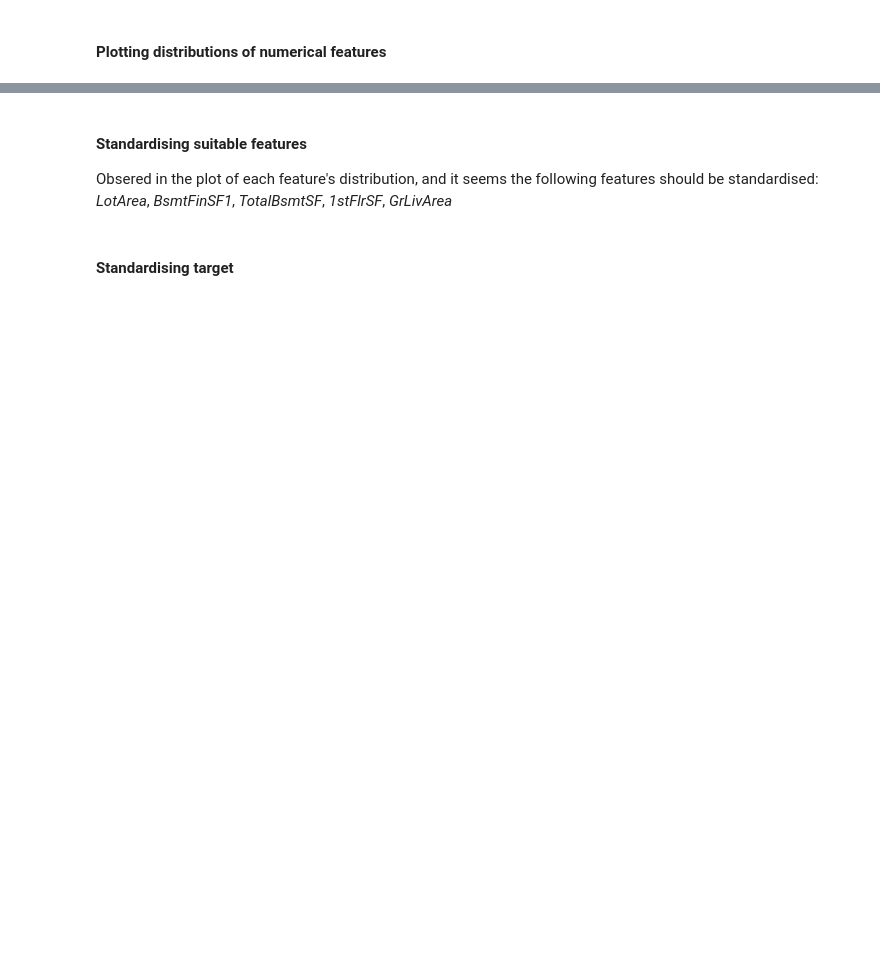
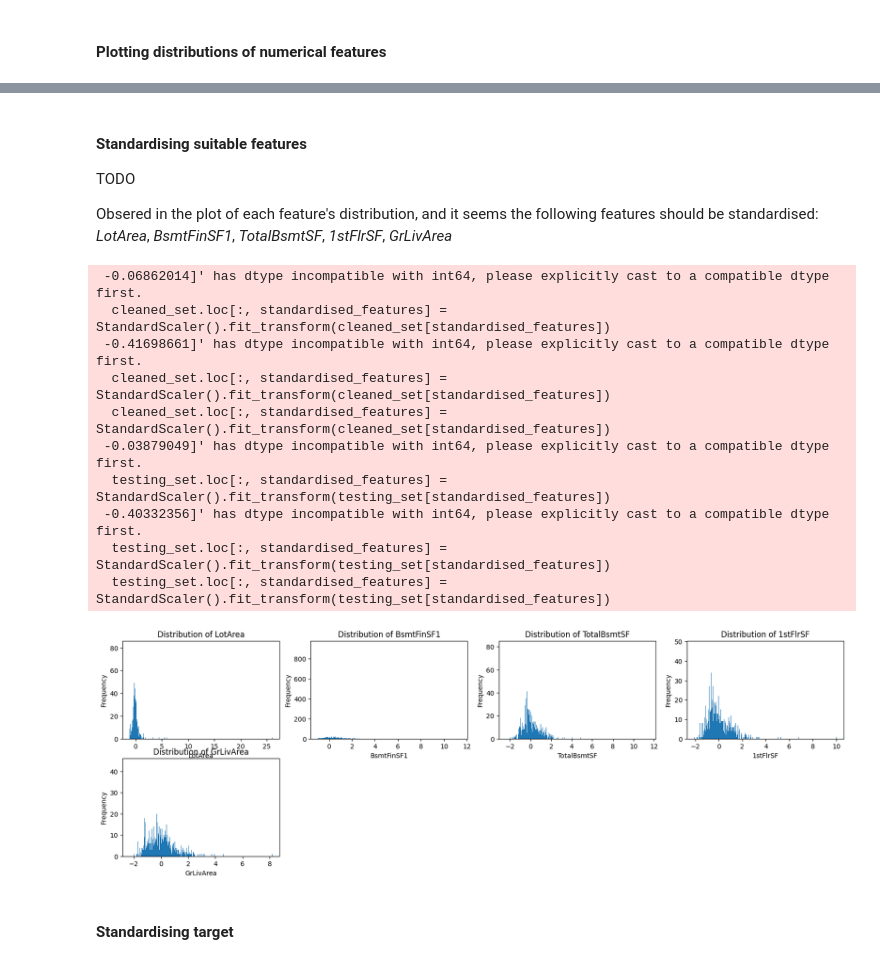
Before and after one commit to petermok-1213/house-price-regression, a Jupyter notebook: ipynb/random_forest_regression.ipynb, the cells around one changed output, grey strips where cells are left out. Drawn from its saved outputs; the diff is of its cells as text; code cells hidden in the pictures; blank space fills up the shorter version.

```diff
--- a/ipynb/random_forest_regression.ipynb
+++ b/ipynb/random_forest_regression.ipynb
@@ -225,15 +474,30 @@ plot_dfs(num_features)
 # %% [markdown]
 #### Standardising suitable features
 
+TODO
+
 Obsered in the plot of each feature's distribution, and it seems the following features should be standardised:
 *LotArea*, *BsmtFinSF1*, *TotalBsmtSF*, *1stFlrSF*, *GrLivArea*
 # %%
 standardised_features = ['LotArea', 'BsmtFinSF1', 'TotalBsmtSF', '1stFlrSF', 'GrLivArea']
 
+# seperate train and test here
+
 cleaned_set.loc[:, standardised_features] = StandardScaler().fit_transform(cleaned_set[standardised_features])
-testing_set.loc[:, standardised_features] = StandardScaler().fit_transform(testing_set[standardised_features])
 
 plot_dfs(standardised_features)
+# %% [output]
+ -0.06862014]' has dtype incompatible with int64, please explicitly cast to a compatible dtype first.
+  cleaned_set.loc[:, standardised_features] = StandardScaler().fit_transform(cleaned_set[standardised_features])
+ -0.41698661]' has dtype incompatible with int64, please explicitly cast to a compatible dtype first.
+  cleaned_set.loc[:, standardised_features] = StandardScaler().fit_transform(cleaned_set[standardised_features])
+  cleaned_set.loc[:, standardised_features] = StandardScaler().fit_transform(cleaned_set[standardised_features])
+ -0.03879049]' has dtype incompatible with int64, please explicitly cast to a compatible dtype first.
+  testing_set.loc[:, standardised_features] = StandardScaler().fit_transform(testing_set[standardised_features])
+ -0.40332356]' has dtype incompatible with int64, please explicitly cast to a compatible dtype first.
+  testing_set.loc[:, standardised_features] = StandardScaler().fit_transform(testing_set[standardised_features])
+  testing_set.loc[:, standardised_features] = StandardScaler().fit_transform(testing_set[standardised_features])
+[figure, added]
 # %% [markdown]
 #### Standardising target
 # %%
```
Also changed, not shown: parts of 25 cells of this notebook.
